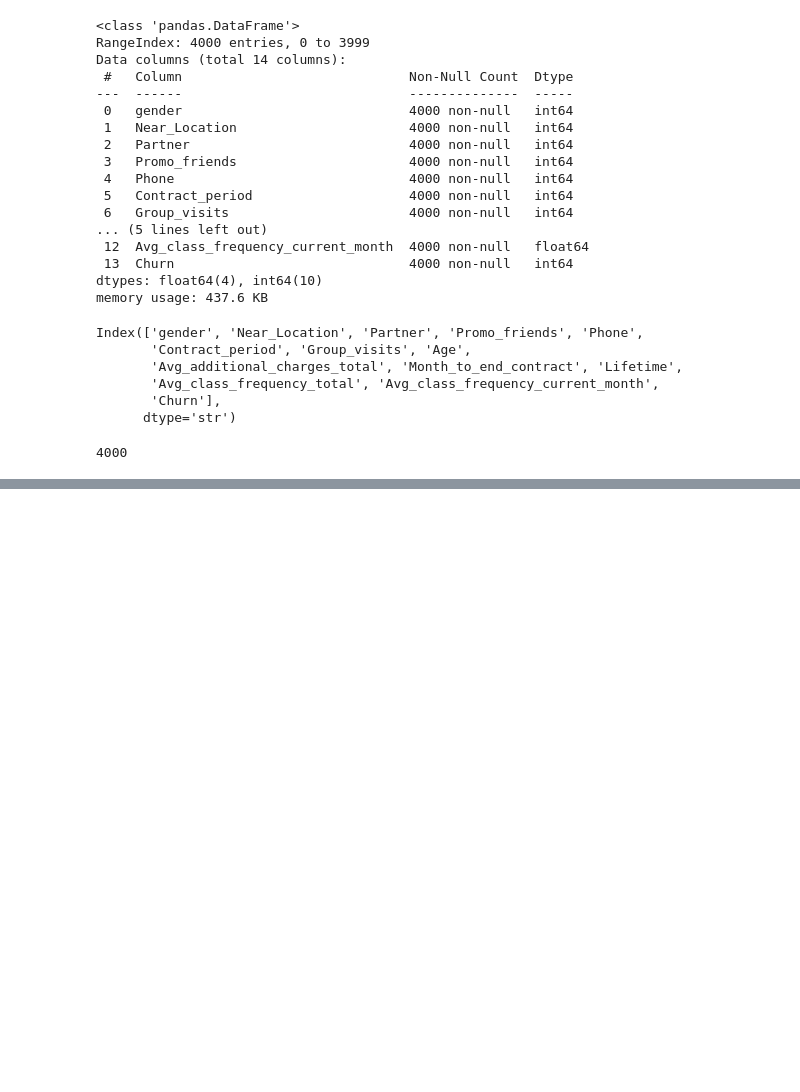
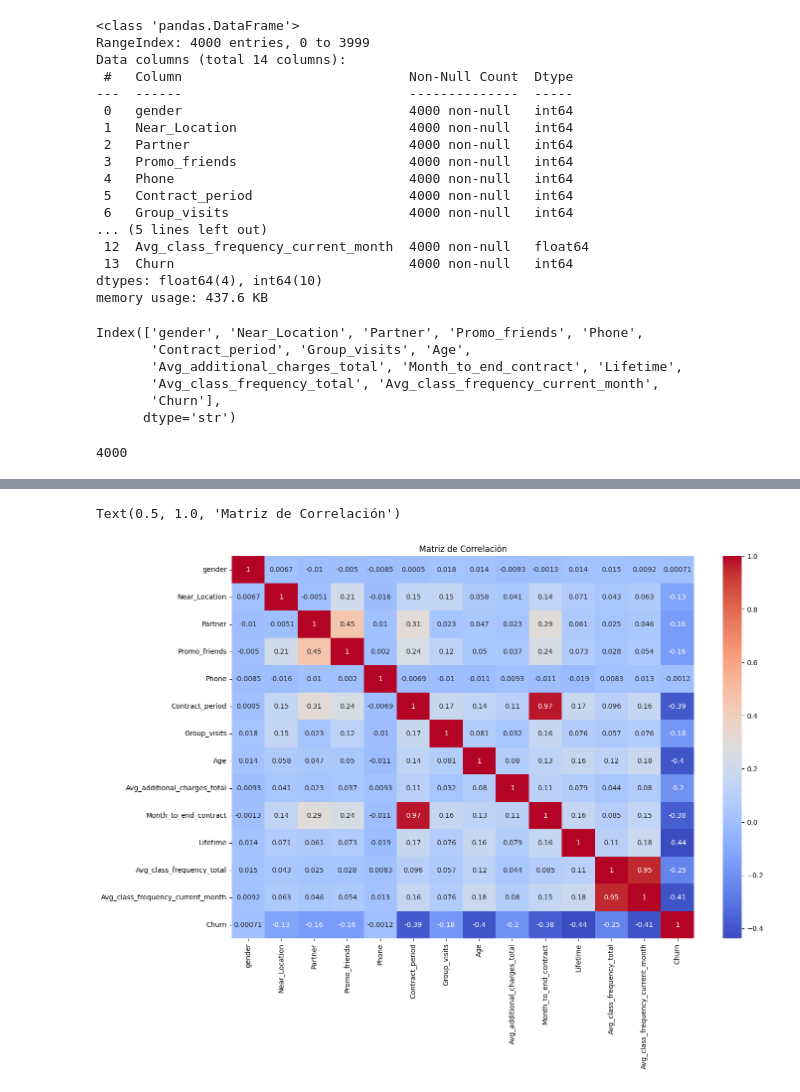
Before and after one commit to Dalzsfn/deteccion-de-abandono-de-servicios, a Jupyter notebook: analisis_gym.ipynb, the cells around one changed output, grey strips where cells are left out. Saved outputs shown, nothing was run; the diff lists cells and outputs as text; code cells hidden in the pictures; blank space fills up the shorter version.

```diff
--- a/analisis_gym.ipynb
+++ b/analisis_gym.ipynb
@@ -47,0 +67,2 @@ len(df)
+# %%
+df_dividido = pd.get_dummies(df)
@@ -47,0 +85,9 @@ len(df)
+# %%
+correlacion = df_dividido.corr()
+# %%
+plt.figure(figsize=(15, 10))
+sns.heatmap(correlacion, annot=True, cmap='coolwarm')
+plt.title('Matriz de Correlación')
+# %% [output]
+Text(0.5, 1.0, 'Matriz de Correlación')
+[figure, added]
```
Also changed, not shown: parts of 3 cells of this notebook.
